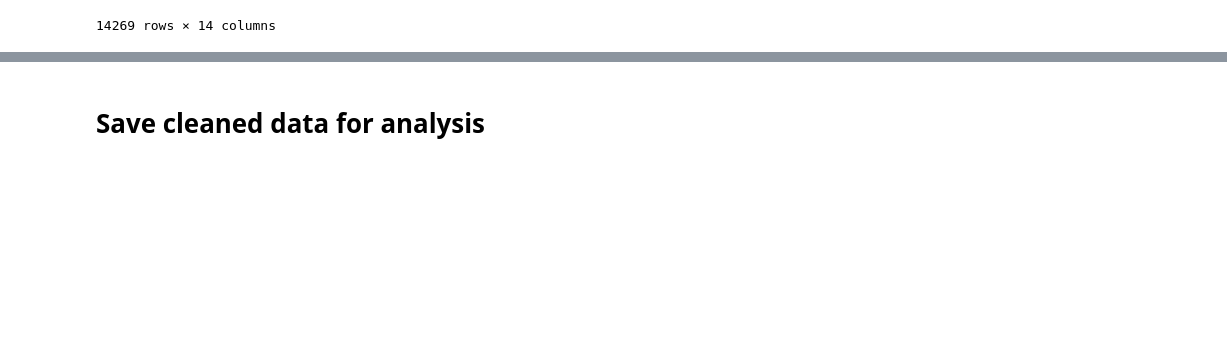
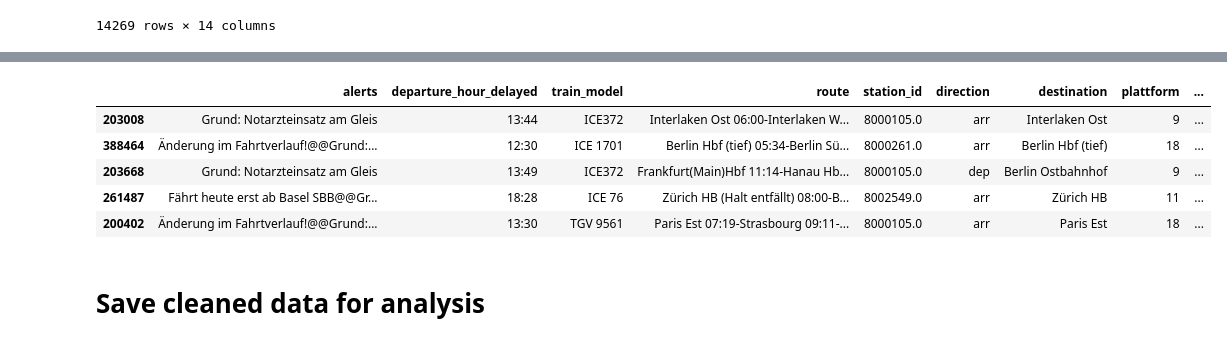
Before and after one commit to krugergui/db_train_dealys, a Jupyter notebook: data_cleaning.ipynb, the cells around one changed output, grey strips where cells are left out. Saved outputs shown, nothing was run; the diff lists cells and outputs as text; code cells hidden in the pictures; blank space fills up the shorter version.

Commit message:
Separated alerts in different columns

```diff
--- a/data_cleaning.ipynb
+++ b/data_cleaning.ipynb
@@ -449,0 +466,24 @@ See the caveats in the documentation: https://pandas.pydata.org/pandas-docs/stab
+# %%
+alerts = df.query('alerts != " "')['alerts'].str.replace('@@', ' @@ ')
+
+reasons_alert = alerts.str.extract('Grund: ([^@]+)').dropna()[0].unique()
+reasons_alert = np.vectorize(lambda s: s.strip())(reasons_alert)
+reasons_alert = np.unique(reasons_alert)
+
+reasons_alert = np.concatenate((reasons_alert,
+           [
+    	'Gleiswechsel',
+        'Fahrt fällt aus',
+        'Ersatzfahrt',
+        'Sonderfahrt',
+        'Fährt heute erst ab',
+        'Änderung im Fahrtverlauf!'
+	]),
+    axis=0
+)
+
+mask_categorized_alerts = alerts.str.contains(f'{"|".join(reasons_alert)}')
+
+alerts_left = alerts[~mask_categorized_alerts]
+print(len(alerts_left))
+alerts_left.iloc[0:50]
@@ -449,0 +514,3 @@ See the caveats in the documentation: https://pandas.pydata.org/pandas-docs/stab
+# %%
+separated_alerts = alerts.str.extractall(f'({"|".join(reasons_alert)})').unstack()[0].rename(columns={0:'delay_reason_1',1:'delay_reason_2',2:'delay_reason_3'})
+separated_alerts
@@ -450,3 +558,12 @@ See the caveats in the documentation: https://pandas.pydata.org/pandas-docs/stab
+# %%
+pd.merge(left=df, right=separated_alerts, left_index=True, right_index=True).head()
+# %% [output]
+|  | alerts | departure_hour_delayed | train_model | route | station_id | direction | destination | plattform | ... |
+| 203008 | Grund: Notarzteinsatz am Gleis | 13:44 | ICE372 | Interlaken Ost 06:00-Interlaken W... | 8000105.0 | arr | Interlaken Ost | 9 | ... |
+| 388464 | Änderung im Fahrtverlauf!@@Grund:... | 12:30 | ICE 1701 | Berlin Hbf (tief) 05:34-Berlin Sü... | 8000261.0 | arr | Berlin Hbf (tief) | 18 | ... |
+| 203668 | Grund: Notarzteinsatz am Gleis | 13:49 | ICE372 | Frankfurt(Main)Hbf 11:14-Hanau Hb... | 8000105.0 | dep | Berlin Ostbahnhof | 9 | ... |
+| 261487 | Fährt heute erst ab Basel SBB@@Gr... | 18:28 | ICE 76 | Zürich HB (Halt entfällt) 08:00-B... | 8002549.0 | arr | Zürich HB | 11 | ... |
+| 200402 | Änderung im Fahrtverlauf!@@Grund:... | 13:30 | TGV 9561 | Paris Est 07:19-Strasbourg 09:11-... | 8000105.0 | arr | Paris Est | 18 | ... |
 # %% [markdown]
 # Save cleaned data for analysis
 # %%
```
Also changed, not shown: parts of 11 cells of this notebook.
